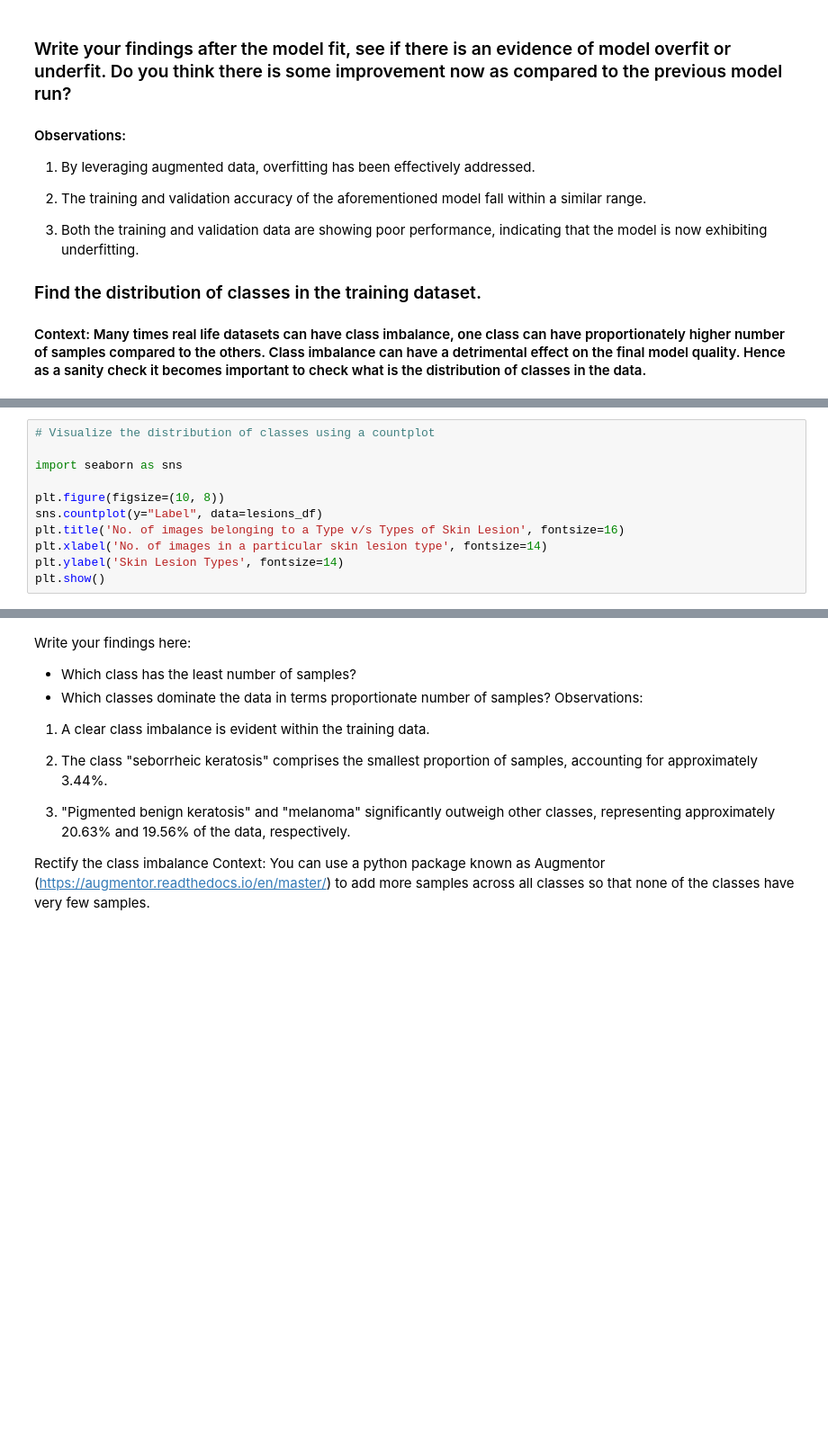
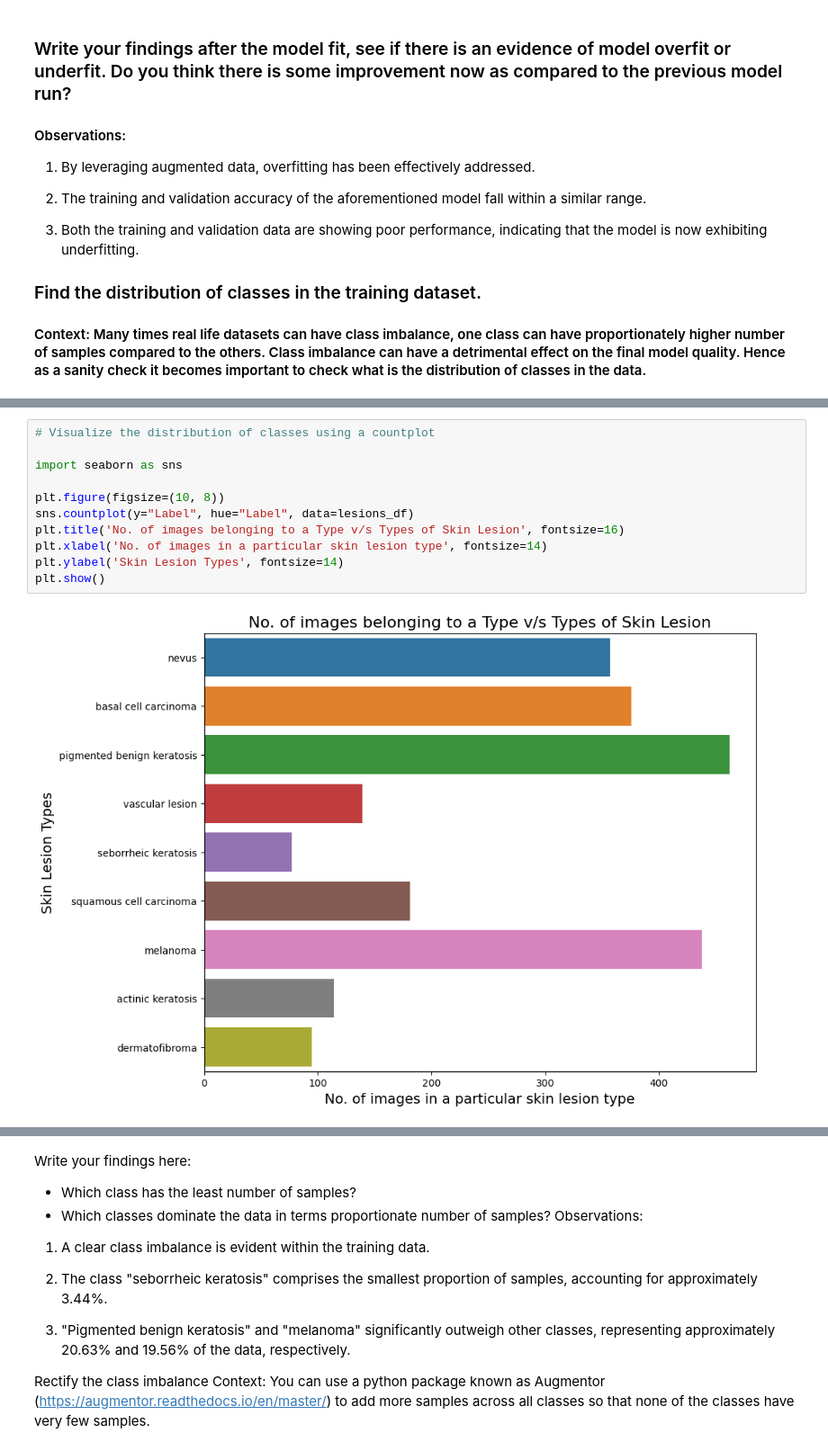
Before and after one commit to guptamadhur/MelanomaDetectionAssignment, a Jupyter notebook: Melanoma_Detection_Assignment.ipynb, the cells around one changed output, grey strips where cells are left out. Shown at 90% size. Cells and saved outputs as stored; diff of their text form; blank space fills up the shorter version.

```diff
--- a/Melanoma_Detection_Assignment.ipynb
+++ b/Melanoma_Detection_Assignment.ipynb
@@ -405,13 +447,15 @@ lesions_df[['Label']].value_counts()
 # %%
 # Visualize the distribution of classes using a countplot
 
 import seaborn as sns
 
 plt.figure(figsize=(10, 8))
-sns.countplot(y="Label", data=lesions_df)
+sns.countplot(y="Label", hue="Label", data=lesions_df)
 plt.title('No. of images belonging to a Type v/s Types of Skin Lesion', fontsize=16)
 plt.xlabel('No. of images in a particular skin lesion type', fontsize=14)
 plt.ylabel('Skin Lesion Types', fontsize=14)
 plt.show()
+# %% [output]
+[figure, added]
 # %%
 round(lesions_df[['Label']].value_counts(normalize=True)*100, 2)
```
Also changed, not shown: parts of 25 cells of this notebook.
